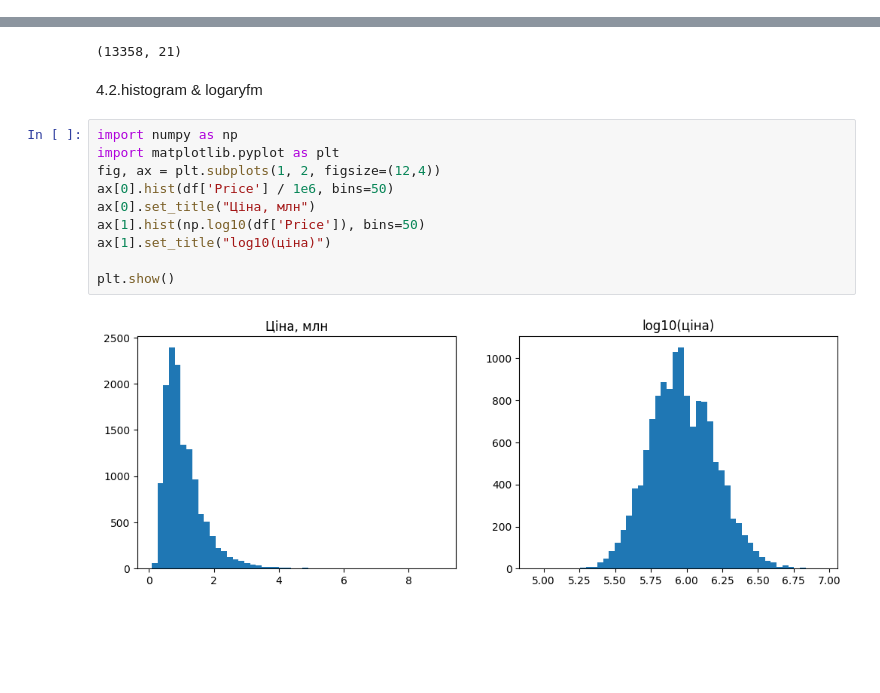
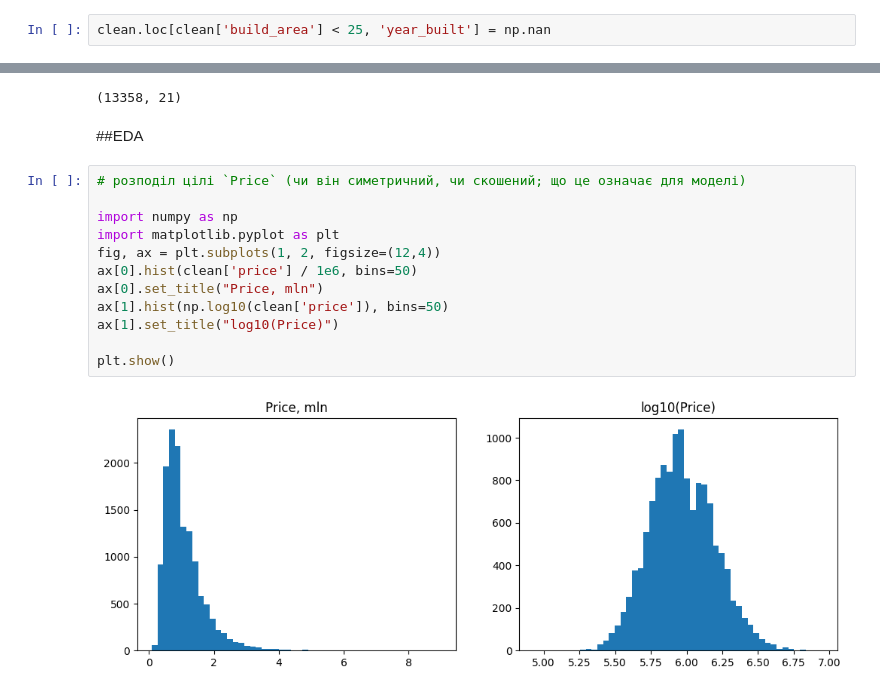
Before and after one commit to NadiiaIvashchuk/melbourne-housing-project, a Jupyter notebook: notebooks/melbourne_housing_project.ipynb, the cells around one changed output, grey strips where cells are left out. Saved outputs shown, nothing was run; the diff lists cells and outputs as text; blank space fills up the shorter version.

```diff
--- a/notebooks/melbourne_housing_project.ipynb
+++ b/notebooks/melbourne_housing_project.ipynb
@@ -275,4 +278,6 @@ clean.groupby(clean['build_area'].isna())['type'].value_counts()
 |  | u | 1433 |
 |  | t | 431 |
 dtype: int64
+# %%
+clean.loc[clean['build_area'] < 25, 'year_built'] = np.nan
 # %% [markdown]
@@ -360,17 +360,19 @@ clean.head()
 clean.shape
 # %% [output]
 (13358, 21)
-# %% [markdown]
-4.2.histogram & logaryfm
+# %% [markdown]
+##EDA
 # %%
+# розподіл цілі `Price` (чи він симетричний, чи скошений; що це означає для моделі)
+
 import numpy as np
 import matplotlib.pyplot as plt
 fig, ax = plt.subplots(1, 2, figsize=(12,4))
-ax[0].hist(df['Price'] / 1e6, bins=50)
-ax[0].set_title("Ціна, млн")
-ax[1].hist(np.log10(df['Price']), bins=50)
-ax[1].set_title("log10(ціна)")
+ax[0].hist(clean['price'] / 1e6, bins=50)
+ax[0].set_title("Price, mln")
+ax[1].hist(np.log10(clean['price']), bins=50)
+ax[1].set_title("log10(Price)")
 
 plt.show()
 # %% [output]
-[figure, old version]
+[figure, new version]
```
Also changed, not shown: parts of 12 cells of this notebook.
